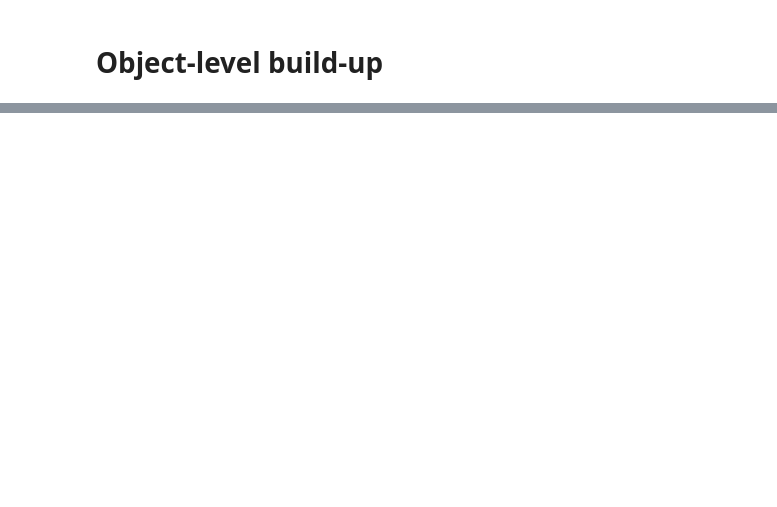
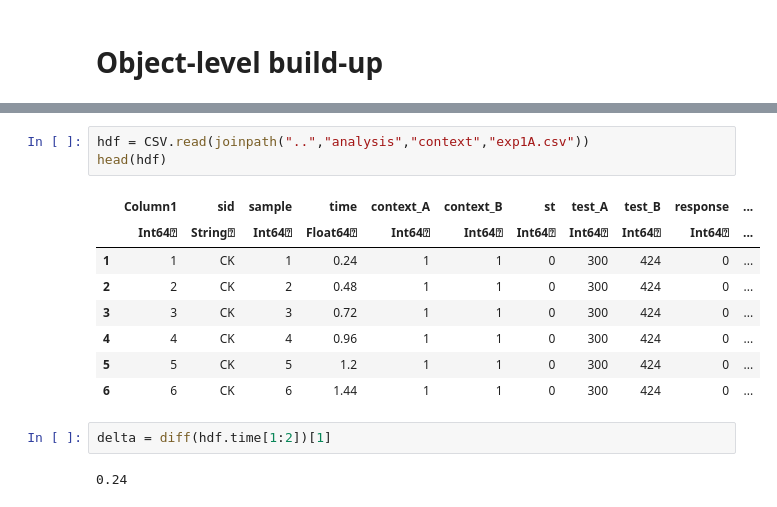
Before and after one commit to haberdashPI/bistable, a Jupyter notebook: notebooks/Buildup.ipynb, the cells around one changed output, grey strips where cells are left out. Drawn from its saved outputs; the diff is of its cells as text; blank space fills up the shorter version.

```diff
--- a/notebooks/Buildup.ipynb
+++ b/notebooks/Buildup.ipynb
@@ -389,0 +136,16 @@ The next question is if we can get this to work with the shepard tones, should b
+# %%
+hdf = CSV.read(joinpath("..","analysis","context","exp1A.csv"))
+head(hdf)
+# %% [output]
+|  | Column1 | sid | sample | time | context_A | context_B | st | test_A | test_B | response | ... |
+|  | Int64⍰ | String⍰ | Int64⍰ | Float64⍰ | Int64⍰ | Int64⍰ | Int64⍰ | Int64⍰ | Int64⍰ | Int64⍰ | ... |
+| 1 | 1 | CK | 1 | 0.24 | 1 | 1 | 0 | 300 | 424 | 0 | ... |
+| 2 | 2 | CK | 2 | 0.48 | 1 | 1 | 0 | 300 | 424 | 0 | ... |
+| 3 | 3 | CK | 3 | 0.72 | 1 | 1 | 0 | 300 | 424 | 0 | ... |
+| 4 | 4 | CK | 4 | 0.96 | 1 | 1 | 0 | 300 | 424 | 0 | ... |
+| 5 | 5 | CK | 5 | 1.2 | 1 | 1 | 0 | 300 | 424 | 0 | ... |
+| 6 | 6 | CK | 6 | 1.44 | 1 | 1 | 0 | 300 | 424 | 0 | ... |
+# %%
+delta = diff(hdf.time[1:2])[1]
+# %% [output]
+0.24
```
Also changed, not shown: parts of 76 cells of this notebook, 3 other files.
